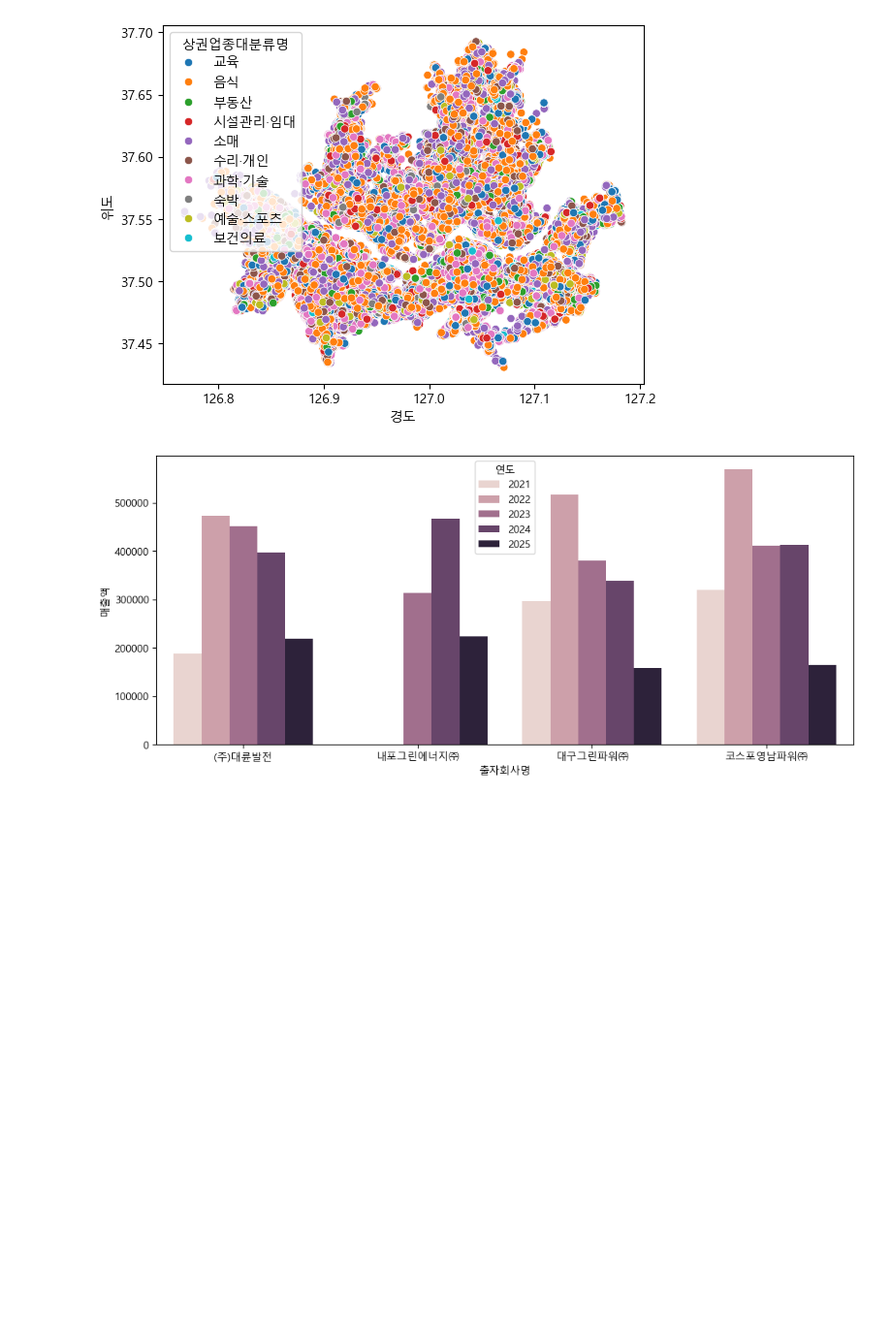
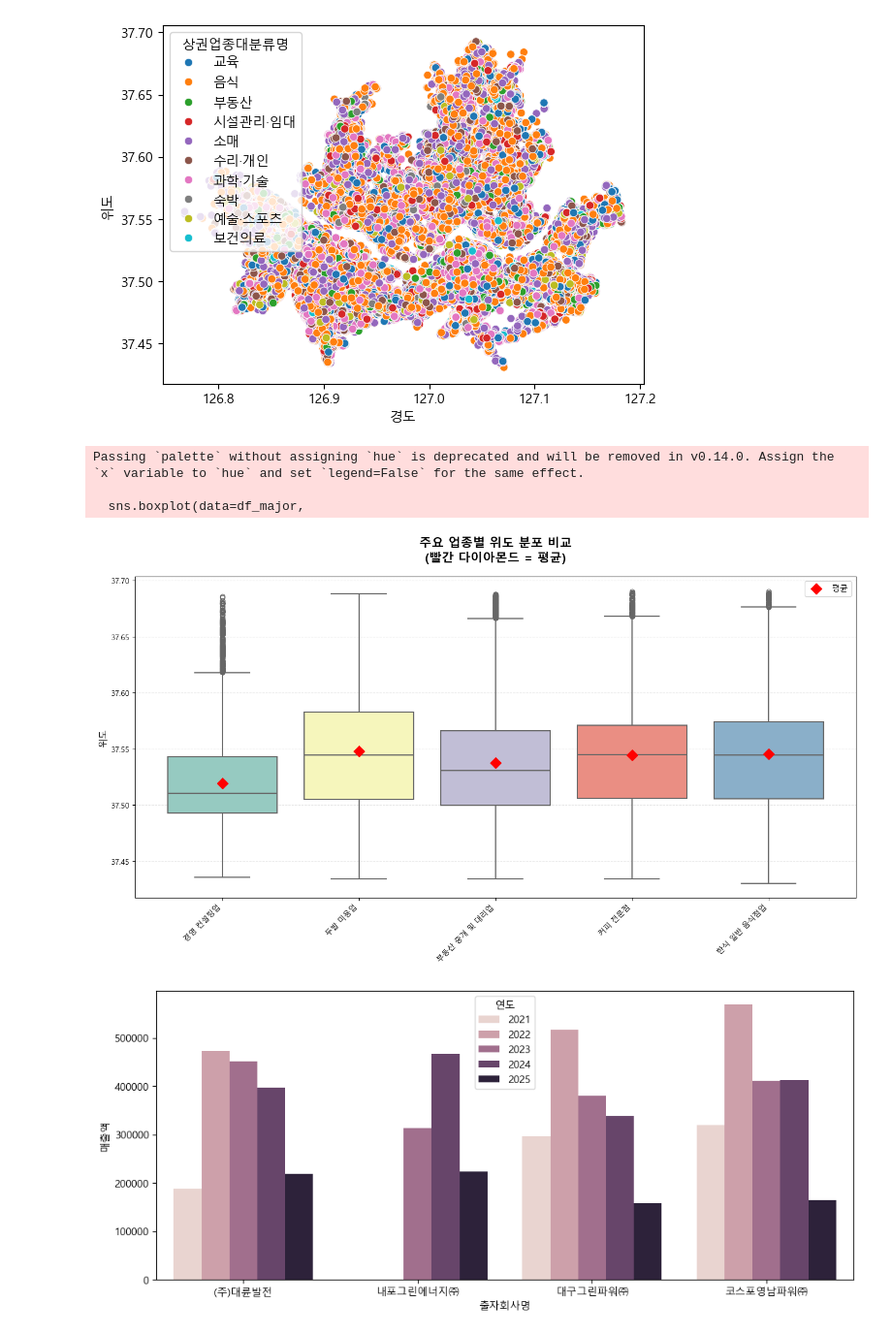
Before and after one commit to leekyuyoung2/encore_office_worker, a Jupyter notebook: 7일차_8일차_9일차_통합본/01.ipynb, the cells around one changed output. Shown at 97% size. Cells and saved outputs as stored; diff of their text form; code cells hidden in the pictures; blank space fills up the shorter version.

```diff
--- a/7일차_8일차_9일차_통합본/01.ipynb
+++ b/7일차_8일차_9일차_통합본/01.ipynb
@@ -119,40 +119,44 @@ top5 = df['표준산업분류명'].value_counts()[:5].index.to_list()
 # 서비스업종코드명 --> 표준산업분류명
 # 월매출금액 --> 위도
 major_industries = top5
-df_major = df[df['서비스업종코드명'].isin(major_industries)]
+df_major = df[df['표준산업분류명'].isin(major_industries)]
 
 # 크기가 큰 Boxplot
 fig, ax = plt.subplots(figsize=(14, 8))
 
 # Seaborn boxplot with enhanced styling
 sns.boxplot(data=df_major,
-            x='서비스업종코드명',
-            y='월매출금액',
+            x='표준산업분류명',
+            y='위도',
             order=sorted(major_industries),
             palette='Set3',
             ax=ax,
             linewidth=1.5)
 
 # 평균값 추가 (다이아몬드 마커)
-means = df_major.groupby('서비스업종코드명')['월매출금액'].mean()
+means = df_major.groupby('표준산업분류명')['위도'].mean()
 positions = range(len(sorted(major_industries)))
 for pos, industry in enumerate(sorted(major_industries)):
     ax.scatter(pos, means[industry], marker='D', s=100, color='red',
               zorder=3, label='평균' if pos == 0 else '')
 
 # 그래프 꾸미기
-ax.set_title('주요 업종별 월매출 분포 비교\n(빨간 다이아몬드 = 평균)',
+ax.set_title('주요 업종별 위도 분포 비교\n(빨간 다이아몬드 = 평균)',
              fontsize=16, fontweight='bold', pad=20)
 ax.set_xlabel('', fontsize=12)
-ax.set_ylabel('월매출금액 (원)', fontsize=12)
-ax.yaxis.set_major_formatter(plt.FuncFormatter(lambda x, p: f'{int(x/1000000)}M'))
+ax.set_ylabel('위도', fontsize=12)
 plt.xticks(rotation=45, ha='right')
 ax.grid(True, axis='y', linestyle='--', alpha=0.3)
 ax.legend(fontsize=11)
 
 plt.tight_layout()
 plt.savefig('output/4_multi_industry_boxplot.png', dpi=300, bbox_inches='tight')
 plt.show()
+# %% [output]
+Passing `palette` without assigning `hue` is deprecated and will be removed in v0.14.0. Assign the `x` variable to `hue` and set `legend=False` for the same effect.
+
+  sns.boxplot(data=df_major,
+[figure, added]
 # %%
 # 질문
 plt.figure(figsize=(12,5))
```
Also changed, not shown: parts of 5 cells of this notebook.
